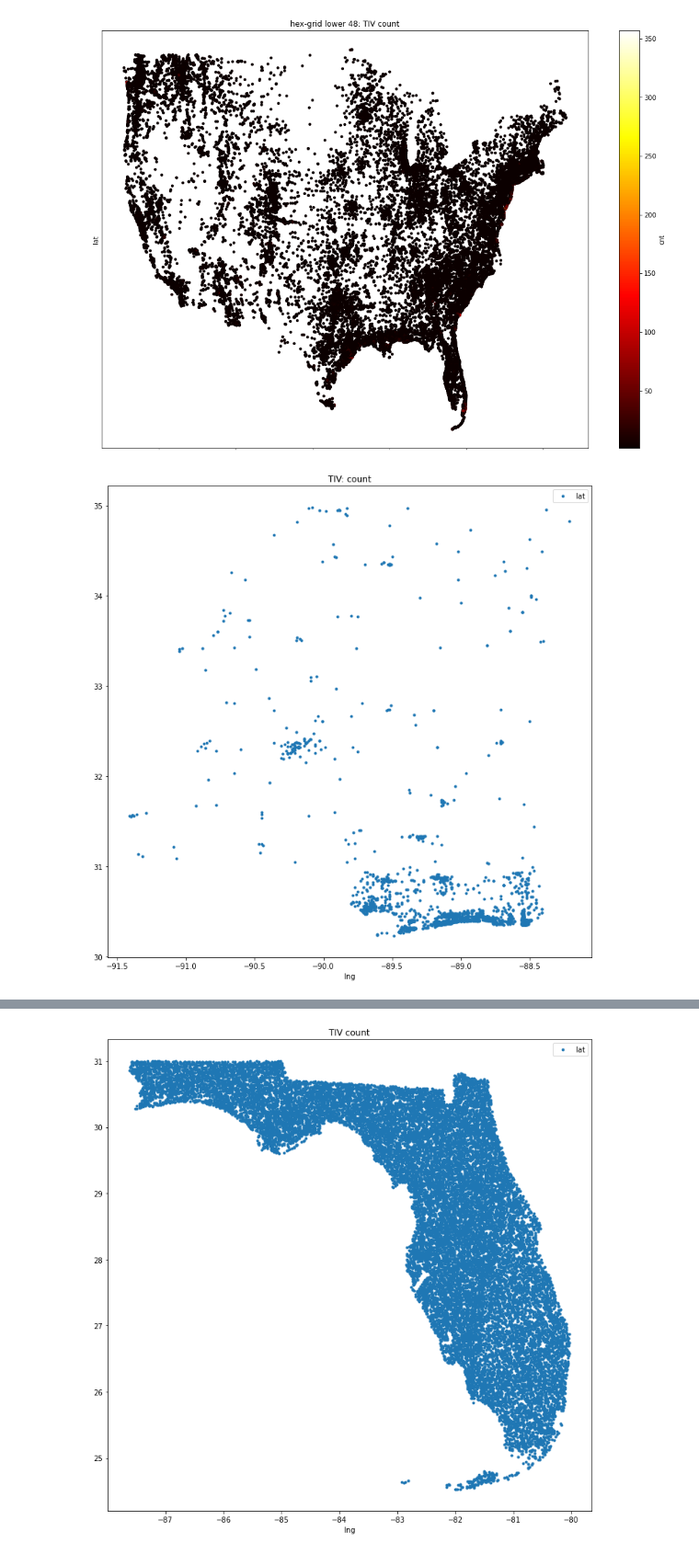
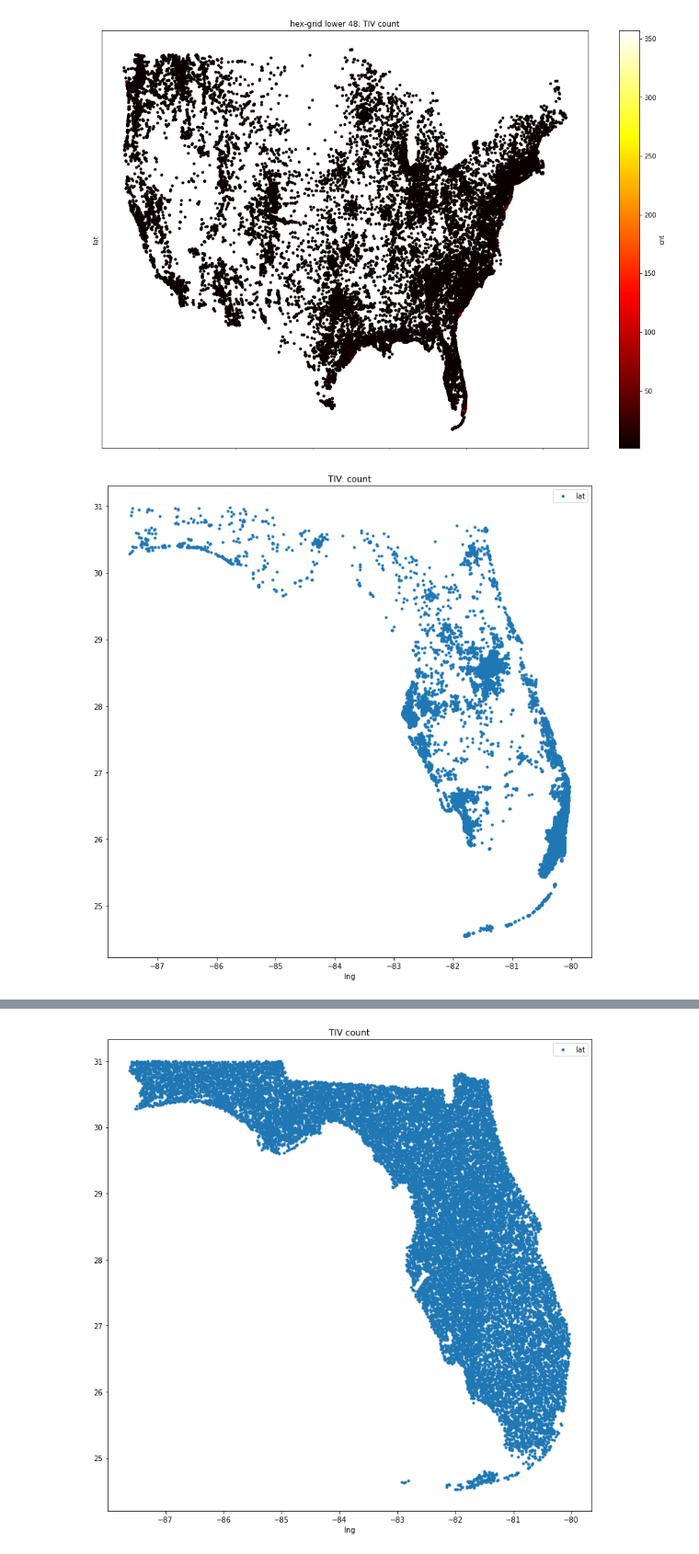
Before and after one commit to krissykodes/h3py-hex, a Jupyter notebook: notebooks/Suitability Analysis- krissykodes.ipynb, the cells around one changed output, grey strips where cells are left out. Shown at 92% size. Saved outputs shown, nothing was run; the diff lists cells and outputs as text; code cells hidden in the pictures.

```diff
--- a/notebooks/Suitability Analysis- krissykodes.ipynb
+++ b/notebooks/Suitability Analysis- krissykodes.ipynb
@@ -184,11 +184,11 @@ plt.title('hex-grid lower 48: TIV count');
 # %% [output]
 [figure]
 # %%
-df311fl =df311k[df311k['State']== 'MS']
+df311fl =df311k[df311k['State']== 'FL']
 df311fl.plot(x='lng',y='lat',style='.',alpha=1,figsize=(12,12));
 plt.title('TIV: count');
 # %% [output]
-[figure, old version]
+[figure, new version]
 # %%
 df311gkrs = df311fl.groupby(hex_col).TIV.agg(list).to_frame('ids').reset_index()
 df311gkrs.head()
```
Also changed, not shown: parts of 3 cells of this notebook.
